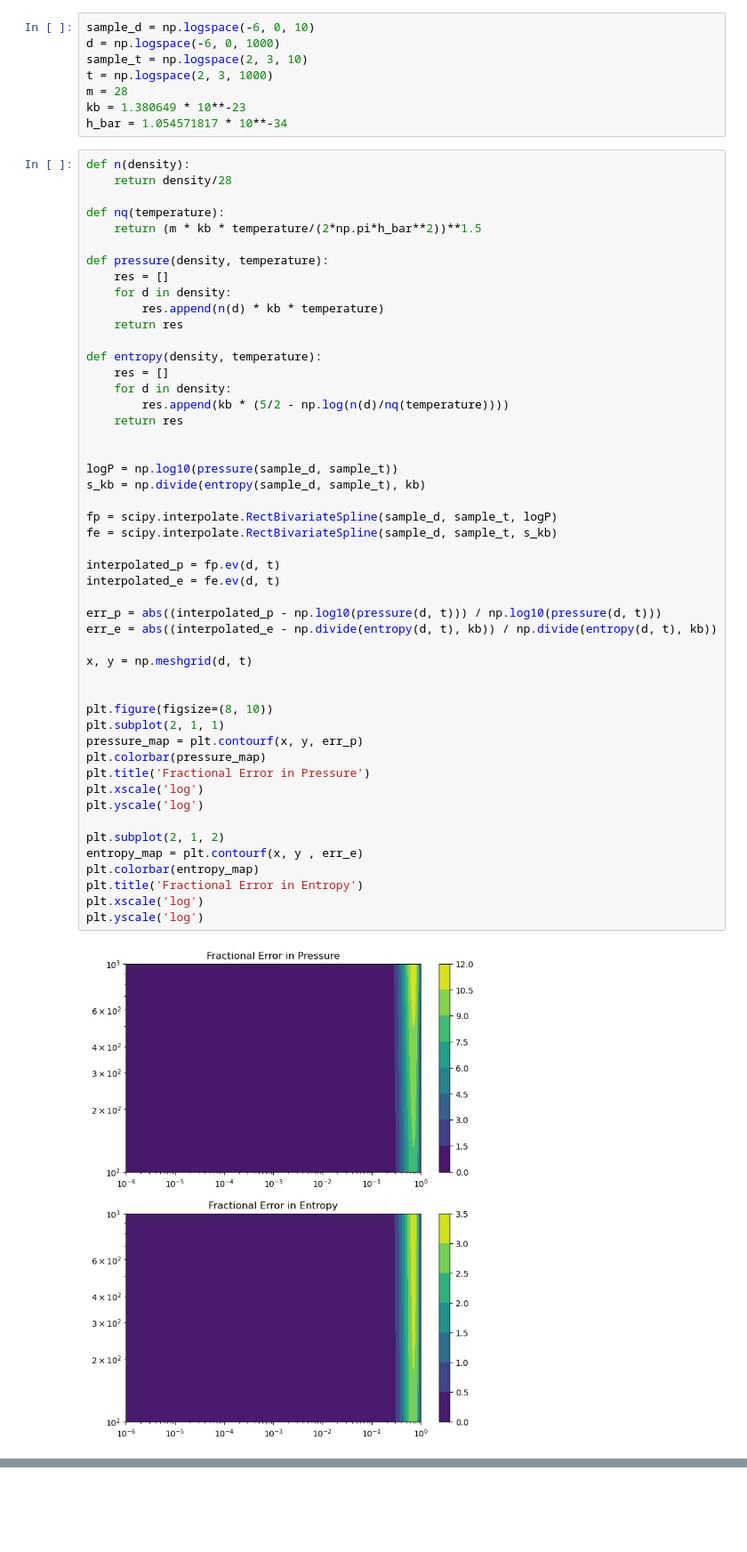
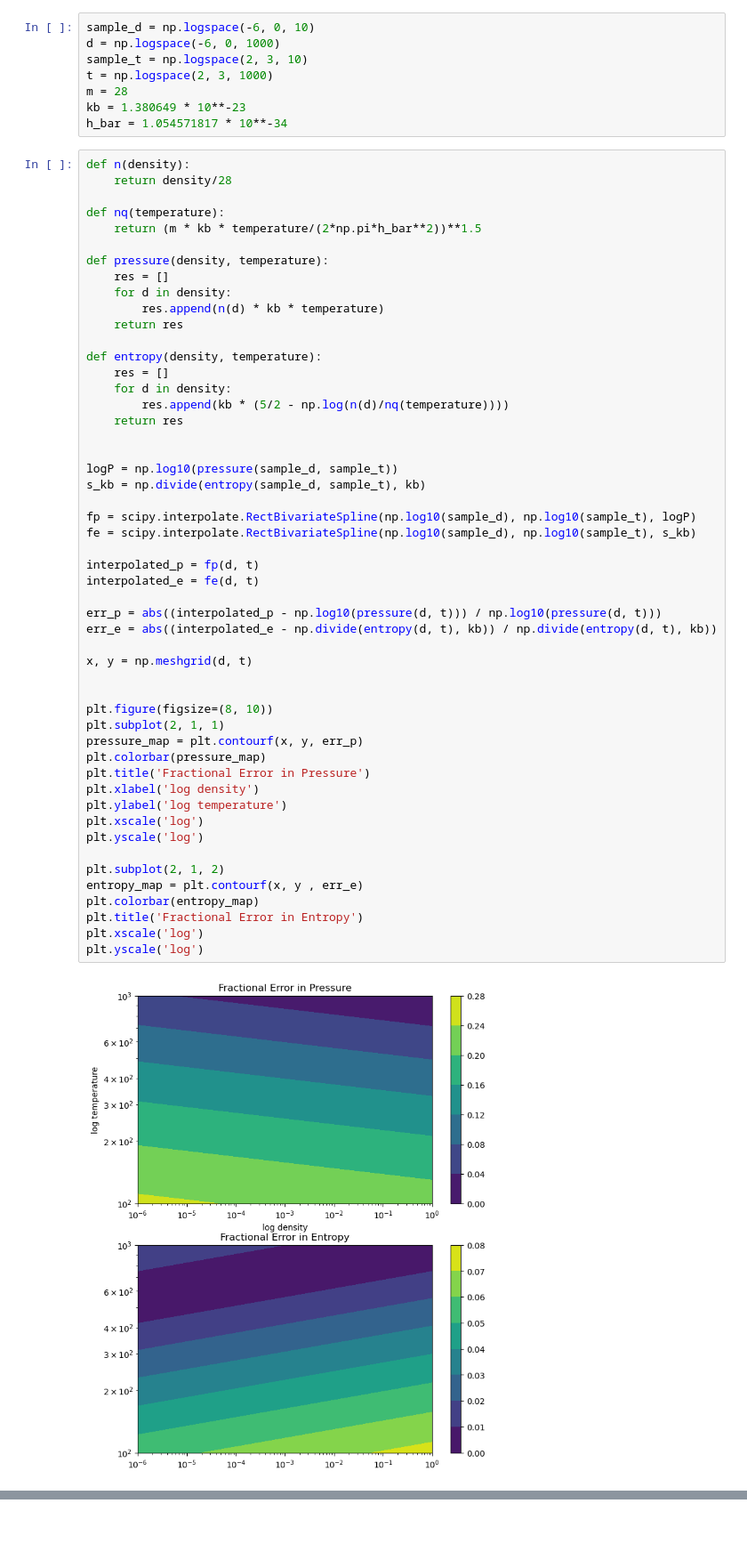
Before and after one commit to Ecksdee02/Phys512-Hw, a Jupyter notebook: Homework1/Homework1.ipynb, the cells around one changed output, grey strips where cells are left out. Shown at 89% size. Cells and saved outputs as stored; diff of their text form.

```diff
--- a/Homework1/Homework1.ipynb
+++ b/Homework1/Homework1.ipynb
@@ -125,36 +125,38 @@ def entropy(density, temperature):
         res.append(kb * (5/2 - np.log(n(d)/nq(temperature))))
     return res
 
 
 logP = np.log10(pressure(sample_d, sample_t))
 s_kb = np.divide(entropy(sample_d, sample_t), kb)
 
-fp = scipy.interpolate.RectBivariateSpline(sample_d, sample_t, logP)
-fe = scipy.interpolate.RectBivariateSpline(sample_d, sample_t, s_kb)
+fp = scipy.interpolate.RectBivariateSpline(np.log10(sample_d), np.log10(sample_t), logP)
+fe = scipy.interpolate.RectBivariateSpline(np.log10(sample_d), np.log10(sample_t), s_kb)
 
-interpolated_p = fp.ev(d, t)
-interpolated_e = fe.ev(d, t)
+interpolated_p = fp(d, t)
+interpolated_e = fe(d, t)
 
 err_p = abs((interpolated_p - np.log10(pressure(d, t))) / np.log10(pressure(d, t)))
 err_e = abs((interpolated_e - np.divide(entropy(d, t), kb)) / np.divide(entropy(d, t), kb))
 
 x, y = np.meshgrid(d, t)
 
 
 plt.figure(figsize=(8, 10))
 plt.subplot(2, 1, 1)
 pressure_map = plt.contourf(x, y, err_p)
 plt.colorbar(pressure_map)
 plt.title('Fractional Error in Pressure')
+plt.xlabel('log density')
+plt.ylabel('log temperature')
 plt.xscale('log')
 plt.yscale('log')
 
 plt.subplot(2, 1, 2)
 entropy_map = plt.contourf(x, y , err_e)
 plt.colorbar(entropy_map)
 plt.title('Fractional Error in Entropy')
 plt.xscale('log')
 plt.yscale('log')
 # %% [output]
-[figure, old version]
+[figure, new version]
 # %%
```
Also changed, not shown: parts of 1 cell of this notebook.
